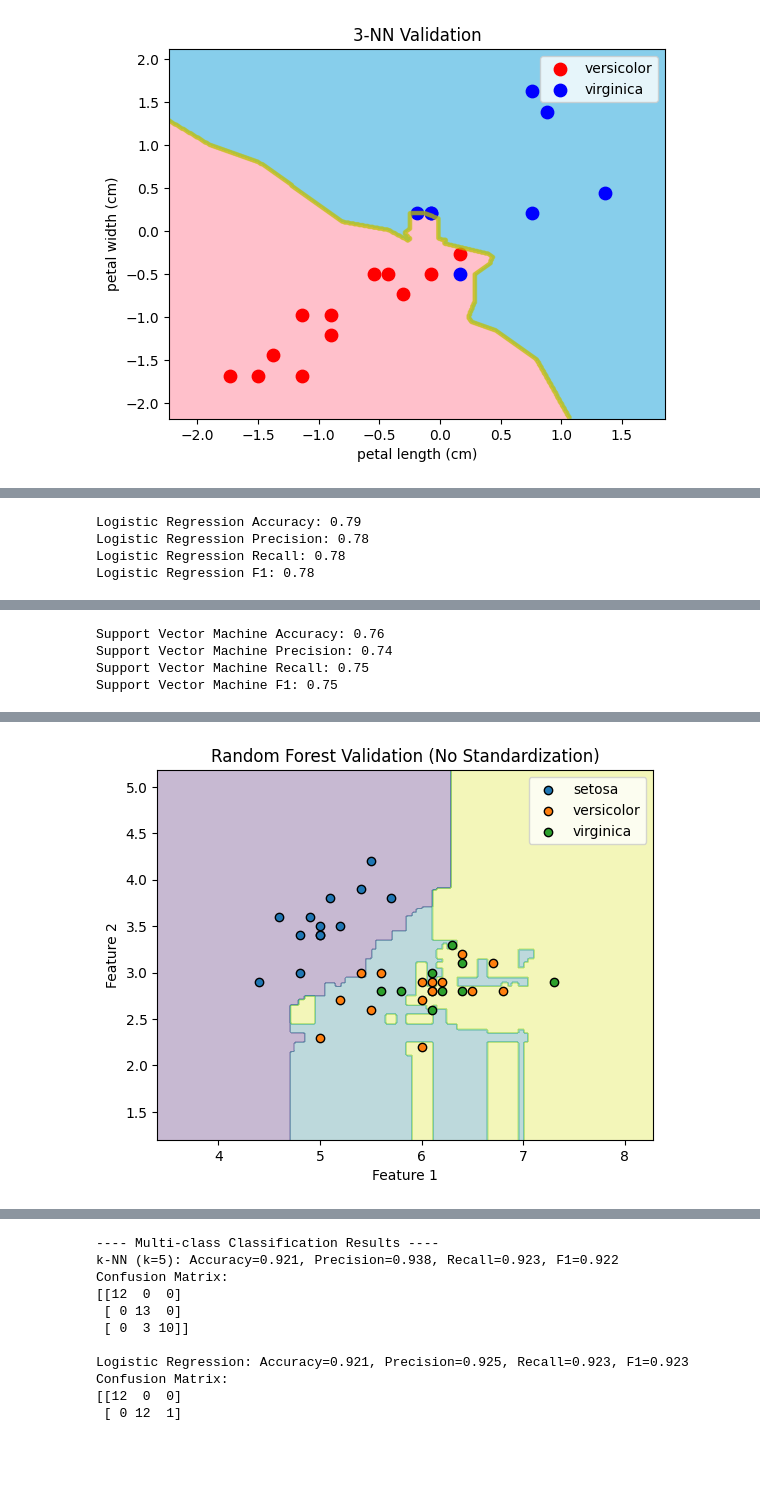
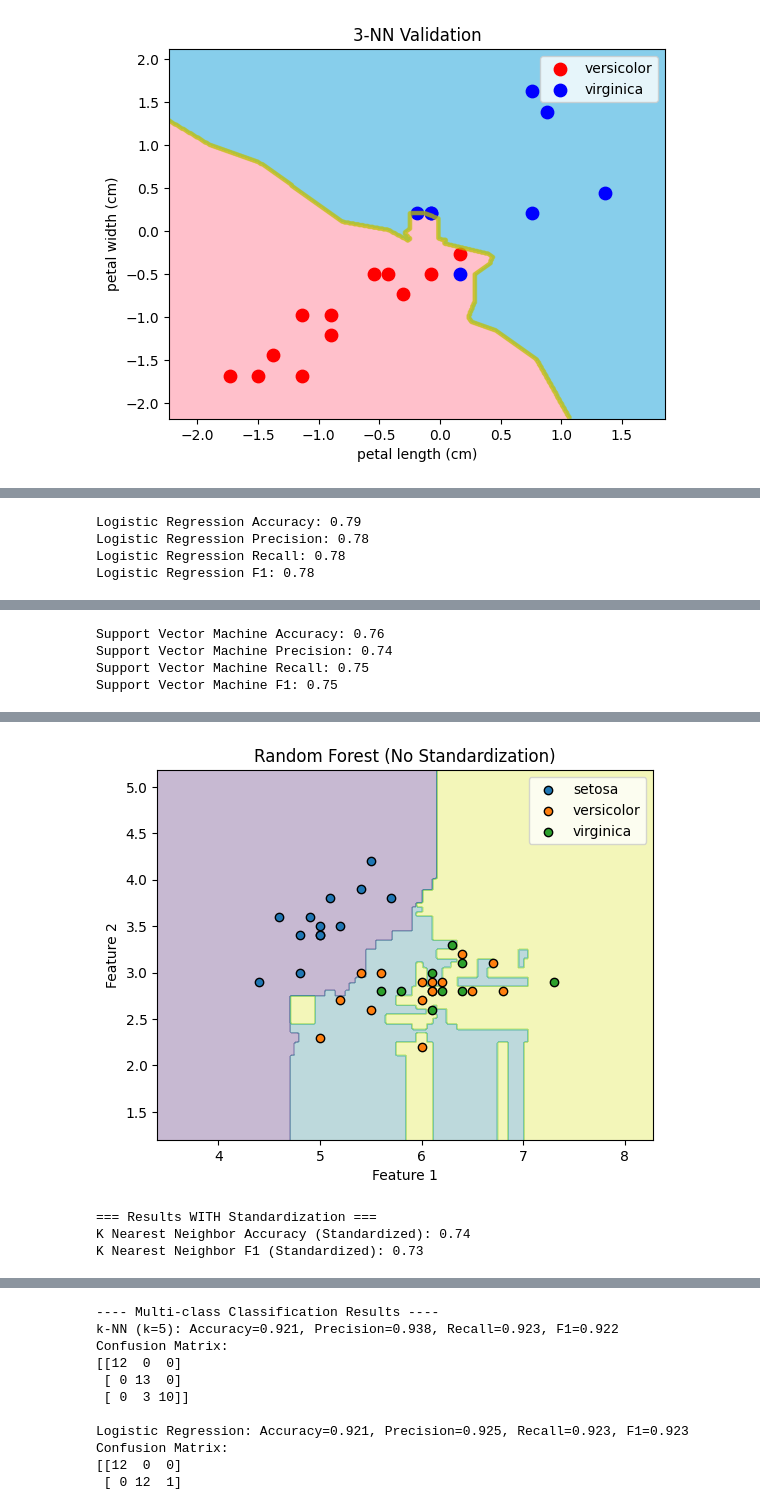
Before and after one commit to Cindy-eng/AI-Data-Engineer--Assignments, a Jupyter notebook: 14_Binary classification of iris/14_Binary_classification_of_iris.ipynb, the cells around one changed output, grey strips where cells are left out. Cells and saved outputs as stored; diff of their text form; code cells hidden in the pictures; blank space fills up the shorter version.

```diff
--- a/14_Binary classification of iris/14_Binary_classification_of_iris.ipynb
+++ b/14_Binary classification of iris/14_Binary_classification_of_iris.ipynb
@@ -266,6 +267,20 @@ Random Forest F1:0.948849104859335
 # %%
 #[Problem 9] (Advanced task) Comparison with and without standardization
 
+import numpy as np
+import matplotlib.pyplot as plt
+import pandas as pd
+from sklearn.datasets import load_iris
+from sklearn.model_selection import train_test_split
+from sklearn.preprocessing import StandardScaler
+from sklearn.metrics import accuracy_score, precision_score, recall_score, f1_score
+from sklearn.neighbors import KNeighborsClassifier
+from sklearn.linear_model import LogisticRegression
+from sklearn.svm import SVC
+from sklearn.tree import DecisionTreeClassifier
+from sklearn.ensemble import RandomForestClassifier
+
+# Load dataset
 iris = load_iris()
 x = iris.data[:, :2]  # Use only first 2 features for 2D plotting (sepal length, sepal width)
 y = iris.target
@@ -274,7 +289,7 @@ target_names = iris.target_names
 # Split data
 x_train, x_valid, y_train, y_valid = train_test_split(x, y, test_size=0.25, random_state=0)
 
-
+# Define decision region plot
 def decision_region(X, y, model, title="", xlabel="Feature 1", ylabel="Feature 2"):
     x_min, x_max = X[:, 0].min() - 1, X[:, 0].max() + 1
     y_min, y_max = X[:, 1].min() - 1, X[:, 1].max() + 1
@@ -292,23 +307,70 @@ def decision_region(X, y, model, title="", xlabel="Feature 1", ylabel="Feature 2
     plt.legend()
     plt.show()
 
+# Models to test
 models = {
-    'K Nearest neighbor': KNeighborsClassifier(),
+    'K Nearest Neighbor': KNeighborsClassifier(),
     'Logistic Regression': LogisticRegression(max_iter=200),
     'Support Vector Machine': SVC(),
     'Decision Tree': DecisionTreeClassifier(),
     'Random Forest': RandomForestClassifier()
 }
 
+# Results table
+results = []
+
+# ==== Without Standardization ====
 print("=== Results WITHOUT Standardization ===")
 for name, model in models.items():
     model.fit(x_train, y_train)
     y_pred = model.predict(x_valid)
 
-    print(f'{name} Accuracy: {accuracy_score(y_valid, y_pred):.2f}')
-    print(f'{name} Precision: {precision_score(y_valid, y_pred, average="macro"):.2f}')
-    print(f'{name} Recall: {recall_score(y_valid, y_pred, average="macro"):.2f}')
-    print(f'{name} F1: {f1_score(y_valid, y_pred, average="macro"):.2f}')
-    decision_region(x_valid, y_valid, model, title=name + " Validation (No Standardization)")
+    acc = accuracy_score(y_valid, y_pred)
+    prec = precision_score(y_valid, y_pred, average="macro")
+    rec = recall_score(y_valid, y_pred, average="macro")
+    f1 = f1_score(y_valid, y_pred, average="macro")
+
+    print(f'{name} Accuracy: {acc:.2f}')
+    print(f'{name} Precision: {prec:.2f}')
+    print(f'{name} Recall: {rec:.2f}')
+    print(f'{name} F1: {f1:.2f}')
+
+    decision_region(x_valid, y_valid, model, title=name + " (No Standardization)")
+
+    results.append({
+        "Model": name,
+        "Accuracy (No Std)": round(acc, 2),
+        "F1 Score (No Std)": round(f1, 2)
+    })
+
+# ==== With Standardization ====
+scaler = StandardScaler()
+x_train_std = scaler.fit_transform(x_train)
+x_valid_std = scaler.transform(x_valid)
+
+print("\n=== Results WITH Standardization ===")
+for name, model in models.items():
+    model_std = model.__class__(**model.get_params())  # fresh model
+    model_std.fit(x_train_std, y_train)
+    y_pred_std = model_std.predict(x_valid_std)
+
+    acc_std = accuracy_score(y_valid, y_pred_std)
+    f1_std = f1_score(y_valid, y_pred_std, average="macro")
+
+    print(f'{name} Accuracy (Standardized): {acc_std:.2f}')
+    print(f'{name} F1 (Standardized): {f1_std:.2f}')
+
+    decision_region(x_valid_std, y_valid, model_std, title=name + " (With Standardization)")
+
+    # Update existing result row
+    for row in results:
+        if row["Model"] == name:
+            row["Accuracy (Std)"] = round(acc_std, 2)
+            row["F1 Score (Std)"] = round(f1_std, 2)
+
+# ==== Summary Table ====
+df_results = pd.DataFrame(results)
+print("\n=== Comparison Table ===")
+print(df_results)
 # %% [output]
 === Results WITHOUT Standardization ===
@@ -339 +401,4 @@ Random Forest F1: 0.57
-[figure, old version]
+[figure, new version]
+=== Results WITH Standardization ===
+K Nearest Neighbor Accuracy (Standardized): 0.74
+K Nearest Neighbor F1 (Standardized): 0.73
```
Also changed, not shown: parts of 4 cells of this notebook.
